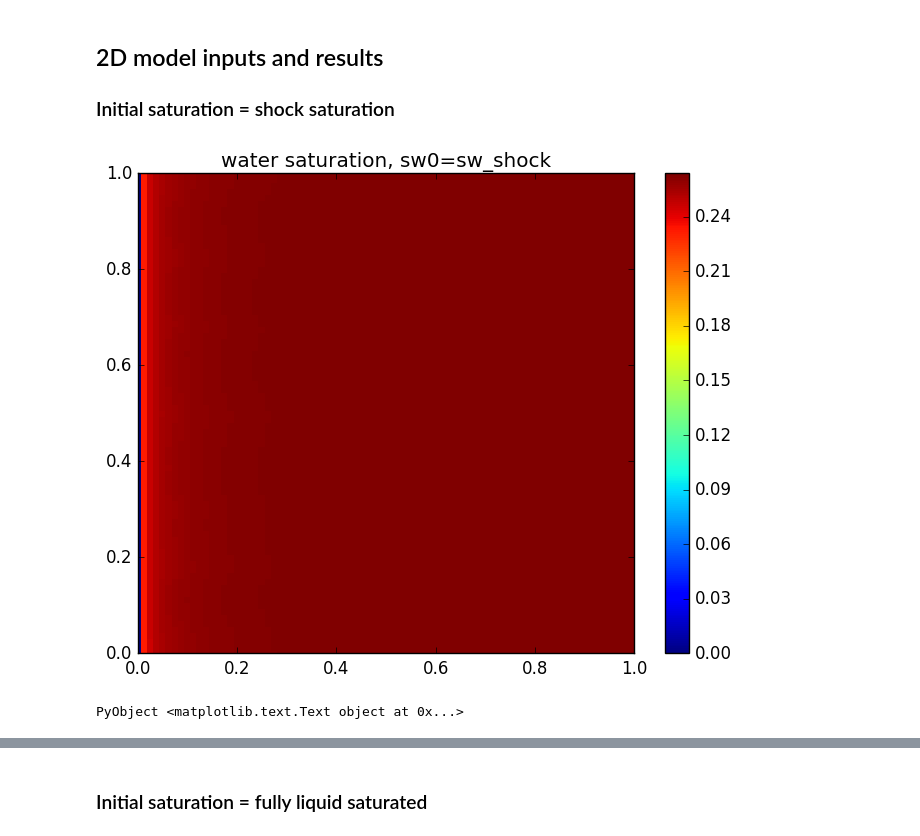
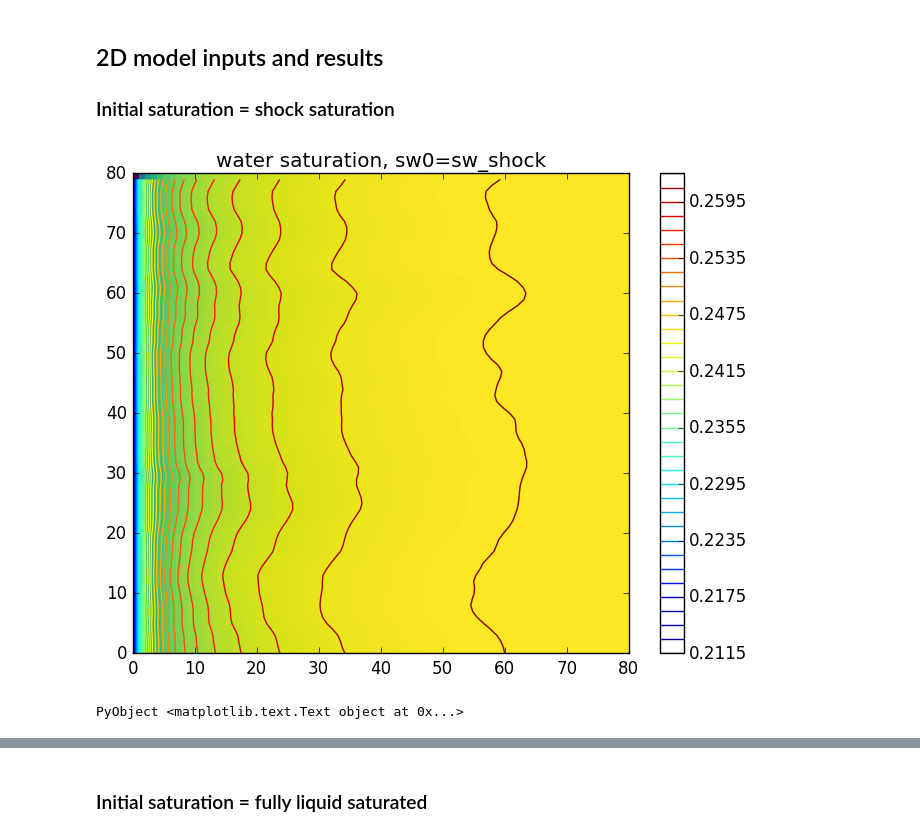
Before and after one commit to simulkade/FoamFingering, a Jupyter notebook: load_foam_stars.ipynb, the cells around one changed output, grey strips where cells are left out. Drawn from its saved outputs; the diff is of its cells as text; code cells hidden in the pictures.

Commit message:
run for case 2
Weird results.

```diff
--- a/load_foam_stars.ipynb
+++ b/load_foam_stars.ipynb
@@ -28,7 +35,7 @@ data1=readtable("TableA1.csv")
 ## How to use this notebook
 Change the `case_no` variable to between 1 to 4 and run the notebook to obtain the results of the paper.
 # %%
-case_no=1
+case_no=2
 fmmob=data1[:fmmob][case_no]
 epdry=data1[:epdry][case_no]
 fmdry=data1[:fmdry][case_no]
@@ -139,14 +140,16 @@ perm_field=permfieldlogrnde(Nx, Ny, perm_ave, 0.1, 0.1, 0.1);
 sw2=foam_stars(m2, perm_ave=perm_field, poros_ave=0.2, sw_init=sw_shock,
 fmmob=fmmob, epdry=epdry, fmdry=fmdry,
 muw=muw, mug=mug, swc=swc, sgr=sgc, krg0=krg0, ng=ng, krw0=krw0, nw=nw,
-t_final=50, dt0=50.0/100);
+t_final=100, dt0=100.0/100);
 # %%
-#save("case1_shocksat_2d.jld", "sw", sw2)
-visualizeCells(sw2)
+#save("case2_shocksat_2d.jld", "sw", sw2)
+#visualizeCells(sw2)
+pcolor(sw2.value[2:end-1,2:end-1]', cmap="viridis")
+contour(sw2.value[2:end-1,2:end-1]', 40)
 colorbar()
 title("water saturation, sw0=sw_shock")
 # %% [output]
-[figure, old version]
+[figure, new version]
 PyObject <matplotlib.text.Text object at 0x...>
 # %%
 #save("case1_shocksat_2d.jld", "sw", sw2)
```
Also changed, not shown: parts of 13 cells of this notebook, 3 other files.
